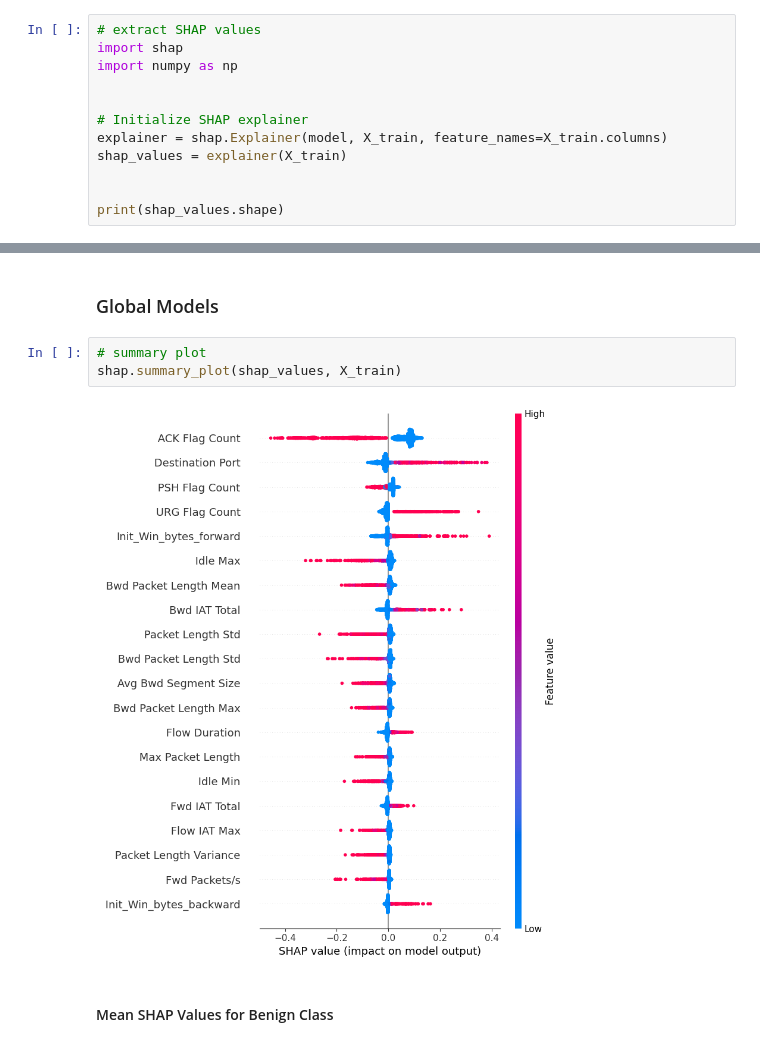
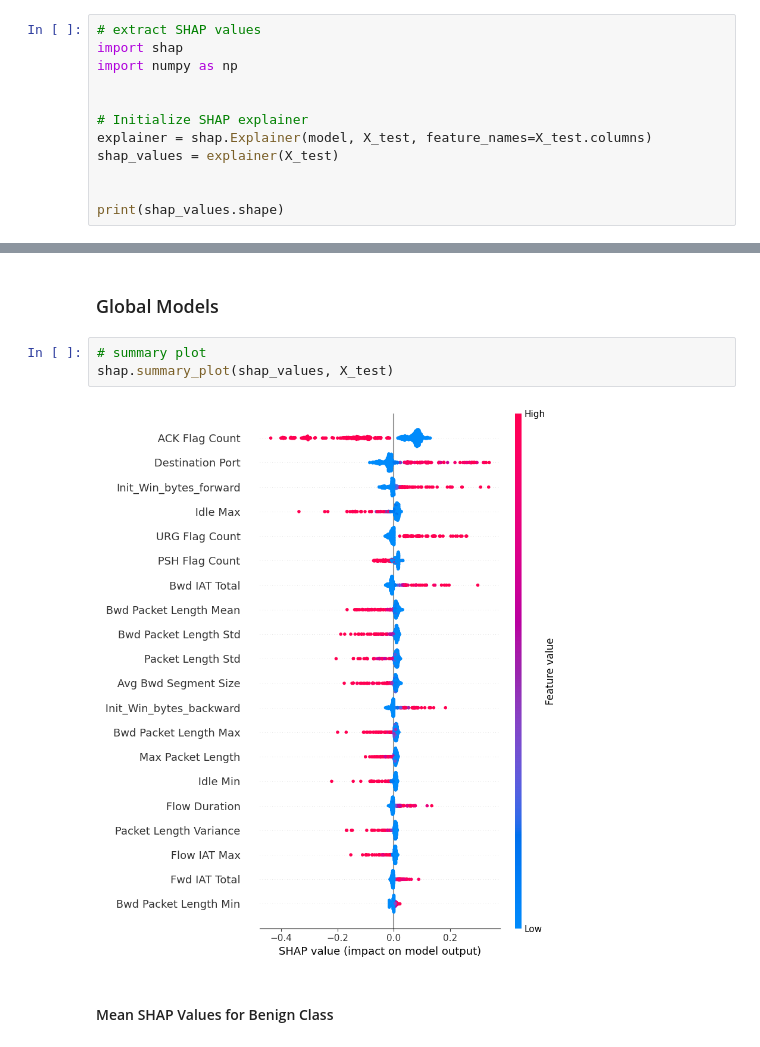
Before and after one commit to f-odc/xai-assisted-intrusion-detection, a Jupyter notebook: src/explainer.ipynb, the cells around one changed output, grey strips where cells are left out. Cells and saved outputs as stored; diff of their text form.

```diff
--- a/src/explainer.ipynb
+++ b/src/explainer.ipynb
@@ -49,8 +49,8 @@ import numpy as np
 
 
 # Initialize SHAP explainer
-explainer = shap.Explainer(model, X_train, feature_names=X_train.columns)
-shap_values = explainer(X_train)
+explainer = shap.Explainer(model, X_test, feature_names=X_test.columns)
+shap_values = explainer(X_test)
 
 
 print(shap_values.shape)
@@ -94,9 +94,9 @@ shap.waterfall_plot(shap_values[first_malicious_index])
 ### Global Models
 # %%
 # summary plot
-shap.summary_plot(shap_values, X_train)
+shap.summary_plot(shap_values, X_test)
 # %% [output]
-[figure, old version]
+[figure, new version]
 # %% [markdown]
 #### Mean SHAP Values for Benign Class
 # %%
```
Also changed, not shown: parts of 18 cells of this notebook.
